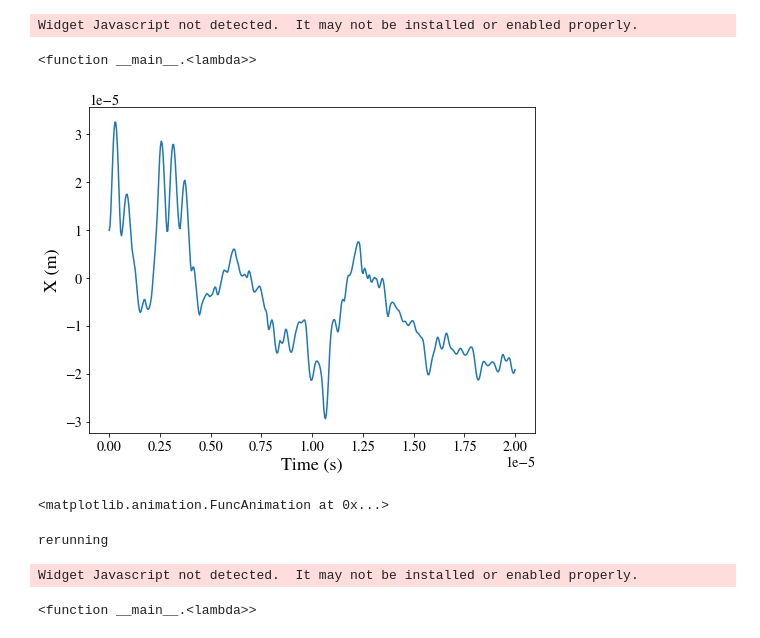
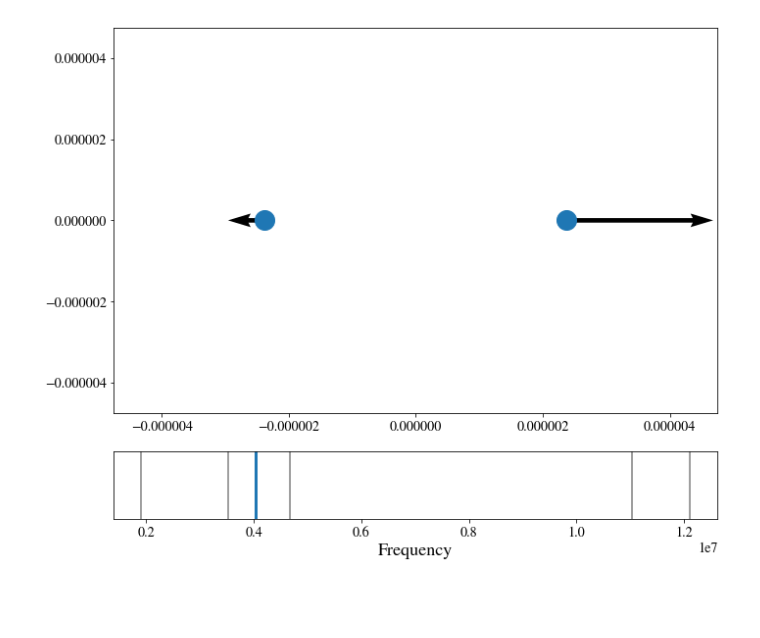
Before and after one commit to mgrau/ion_sim, a Jupyter notebook: Ion Sim.ipynb, the cells around one changed output. Cells and saved outputs as stored; diff of their text form; code cells hidden in the pictures; blank space fills up the shorter version.

```diff
--- a/Ion Sim.ipynb
+++ b/Ion Sim.ipynb
@@ -39,31 +101,4 @@ rerunning
-# %%
-pnm = lambda normal_mode: s1.plot_normal_modes(i=normal_mode)
-interact(pnm, normal_mode=(0,s1.x.shape[-1]*3-1))
-# %% [output]
-Widget Javascript not detected.  It may not be installed or enabled properly.
-<function __main__.<lambda>>
-# %%
-s2 = IonPlot()
-s2.m = 25 * atomic_mass
-s2.U = lambda x, y, z: (1/2)*(s2.m) * (2*pi*1e6)**2*(x**2 + y**2 + 5**2*z**2)
-s2.gamma = (hbar / 4) * (2 * pi / (280e-9))**2 * np.array([1, 1, 1]) / np.sqrt(3)
-s2.init_thermal(n=50, T=5e-3, sigma_x=5e-6, sigma_y=5e-6, sigma_z=5e-6)
-t = np.linspace(0, 20e-6, 500)
-s2.run(t)
-s2.plot(1)
-plt.ylabel('X (m)');
-# %% [output]
-[figure, removed]
-# %%
-s2.animate()
-# %% [output]
-<matplotlib.animation.FuncAnimation at 0x...>
-# %%
-# Rerun for long time to find equilibrium positions
-s2.run(np.linspace(0, 60e-6, 100))
-pnm = lambda normal_mode: s2.plot_normal_modes(i=normal_mode)
-interact(pnm, normal_mode=(0,s2.x.shape[-1]*3-1))
-# %% [output]
-rerunning
-Widget Javascript not detected.  It may not be installed or enabled properly.
-<function __main__.<lambda>>
+# %%
+ionsim.plot_normal_modes(ex4, scale=4, i=2, surface=False)
+# %% [output]
+[figure, added]
```
Also changed, not shown: parts of 7 cells of this notebook.
